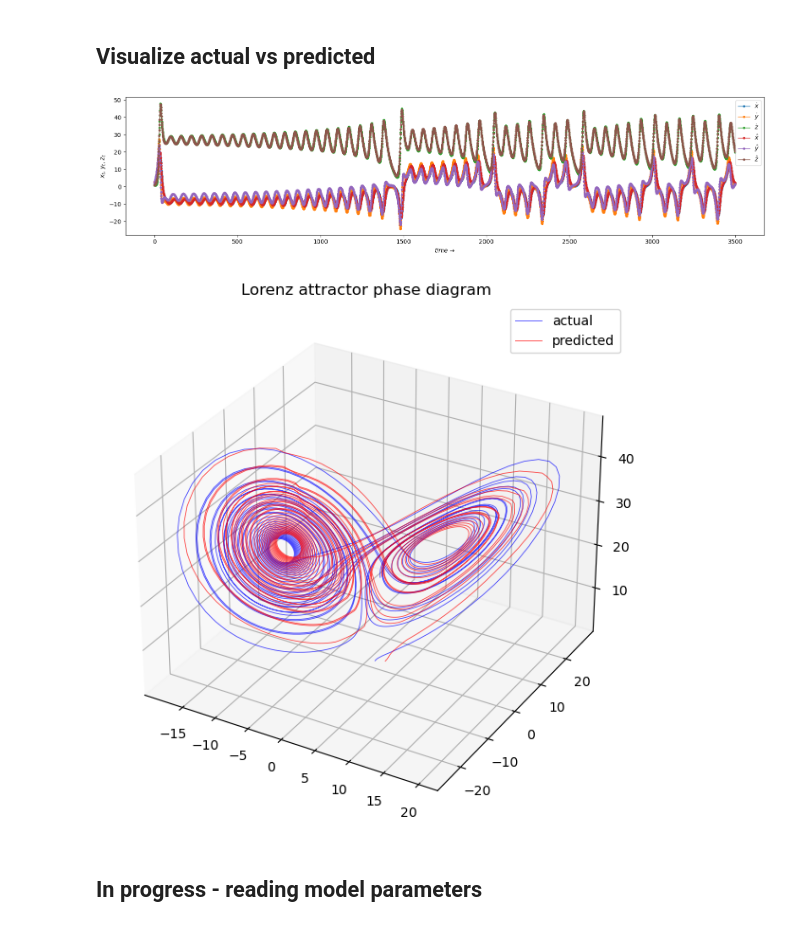
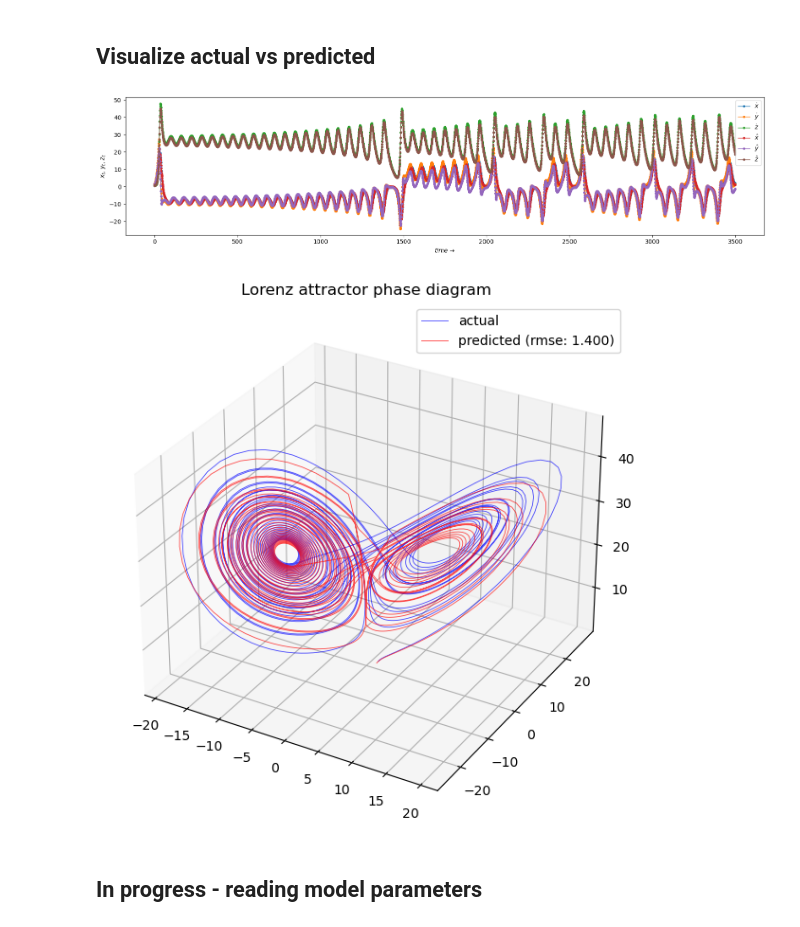
Before and after one commit to bartmarseille/iterate-torch-metal, a Jupyter notebook: iterate-lorentz-torch-metal.ipynb, the cells around one changed output. Saved outputs shown, nothing was run; the diff lists cells and outputs as text; code cells hidden in the pictures.

Commit message:
added RecurrenceModel and test method

```diff
--- a/iterate-lorentz-torch-metal.ipynb
+++ b/iterate-lorentz-torch-metal.ipynb
@@ -163,37 +222,38 @@ config = SimpleNamespace(
     seed=33,
 
     # train model
-    num_experiments=1,
-    model_name="Model3N3",
-    num_hidden_units=9,
+    model_name="RecurrenceModel",
+    hidden_units_list = [3,4,3],
+    activation_function = 'relu',
 
     # train regime
-    batch_size=64,  # 32 better than 64 better than 128
-    epochs=7,
+    batch_size=32,  # 32 better than 64 better than 128
+    epochs=6,
 
     # train data
-    dataset="lorentz ode",
+    dataset="np.random.normal([x:0,30, y:0,30, z:25,25], num_samples)",
     map_name="lorentz_ode",
     parameters = {'sigma': 10, 'beta': 8/3, 'rho': 28, 'dt': 0.01},
     num_samples = 20**3,  # 30**3 better than 40**3
 
     optimizer="Adam",
-    learning_rate=2e-3,  # 2e-2
-    # weight_decay=1e-2,  # 1e-2
+    learning_rate=50e-3,  # 2e-2
+    weight_decay=50e-2,  # 1e-2
+    loss_fuc="RMSE",
 
     # device
     device="mps",
     dtype="float32",
-    num_workers=4,
+    # num_workers=4,
     gpu_name="M1Pro GPU 16 Cores",
-    mixed_precision=False,
-    channels_last=False,
 )
 
-wandb.init(project="iterate-lorentz-torch-metal", config=config)
-# wandb.config = vars(config)
-wandb.config = config
+run = wandb.init(project="iterate-lorentz-tm-v0.2", config=config)
 
 device  = torch_utils.get_device()
-model, epoch_time, train_loss, train_accuracy = train(config, device)
+model, epoch_time, train_loss = train(config, device)
+
+Y_dot, Y_hat, test_loss = test(model, config)
+
+run.finish()
 # %% [output]
@@ -230,17 +294,6 @@ plt.show()
 # %% [markdown]
 ## Visualize actual vs predicted
 # %%
-P = config.parameters
-x0 = [1.5, 0.6, 0.7]
-
-X = ode_utils.iterate(ode_utils.lorentz_ode, x0, n=3501, **P)
-Y_dot = X[1:,:]
-X = X[:-1,:]
-
-X_torch = torch.tensor(X, dtype=torch.float32).to(config.device)
-Y_hat = model(X_torch)
-Y_hat = Y_hat.cpu().detach().numpy()
-
 fig, ax1 = plt.subplots(1, 1, figsize=(16, 4))  #, gridspec_kw={'width_ratios': [3, 1]}, sharey=True)
 
 ax1.plot(Y_dot, marker='.', lw=1, label=['$\dot{x}$', '$\dot{y}$', '$\dot{z}$'])
@@ -253,23 +306,25 @@ ax1.legend()
 
 plt.tight_layout()
 # %% [output]
-[figure, old version]
+[figure, new version]
 # %%
 x_dot, y_dot, z_dot = tuple(Y_dot.T)
 x_hat, y_hat, z_hat = tuple(Y_hat.T)
+
+rmse_loss = np.sqrt(np.mean((Y_hat-Y_dot)**2))
 
 # plot the lorenz attractor in three-dimensional phase space
 fig = plt.figure(figsize=(6, 6))
 ax = fig.add_subplot(projection='3d')
 ax.plot(x_dot, y_dot, z_dot, color='b', alpha=0.7, linewidth=0.6, label='actual')
-ax.plot(x_hat, y_hat, z_hat, color='r', alpha=0.7, linewidth=0.6, label='predicted')
+ax.plot(x_hat, y_hat, z_hat, color='r', alpha=0.7, linewidth=0.6, label=f'predicted (rmse: {rmse_loss:.3f})')
 ax.set_title('Lorenz attractor phase diagram')
 ax.legend()
 
 # fig.savefig('{}/lorenz-attractor-3d.png'.format(save_folder), dpi=180, bbox_inches='tight')
 plt.tight_layout()
 # %% [output]
-[figure, old version]
+[figure, new version]
 # %% [markdown]
 ## In progress - reading model parameters
 # %%
```
Also changed, not shown: parts of 6 cells of this notebook.
